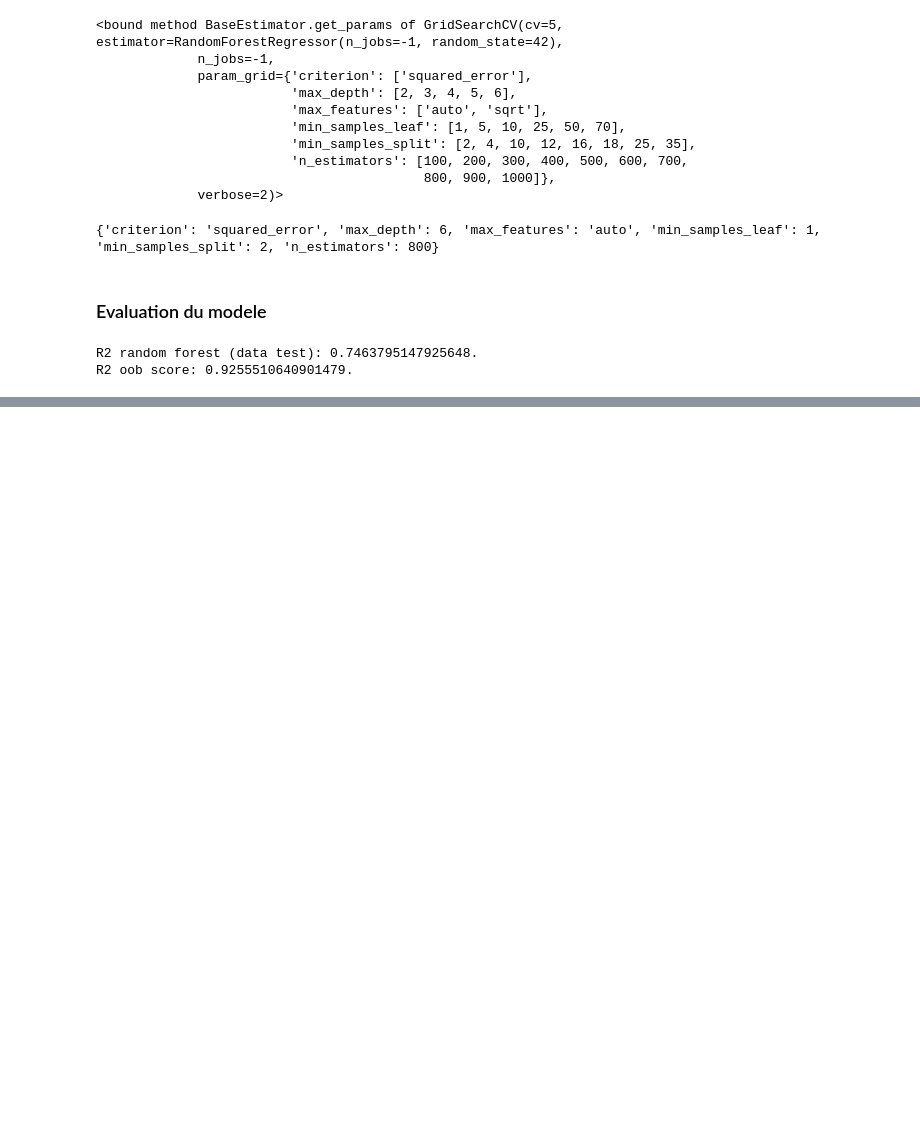
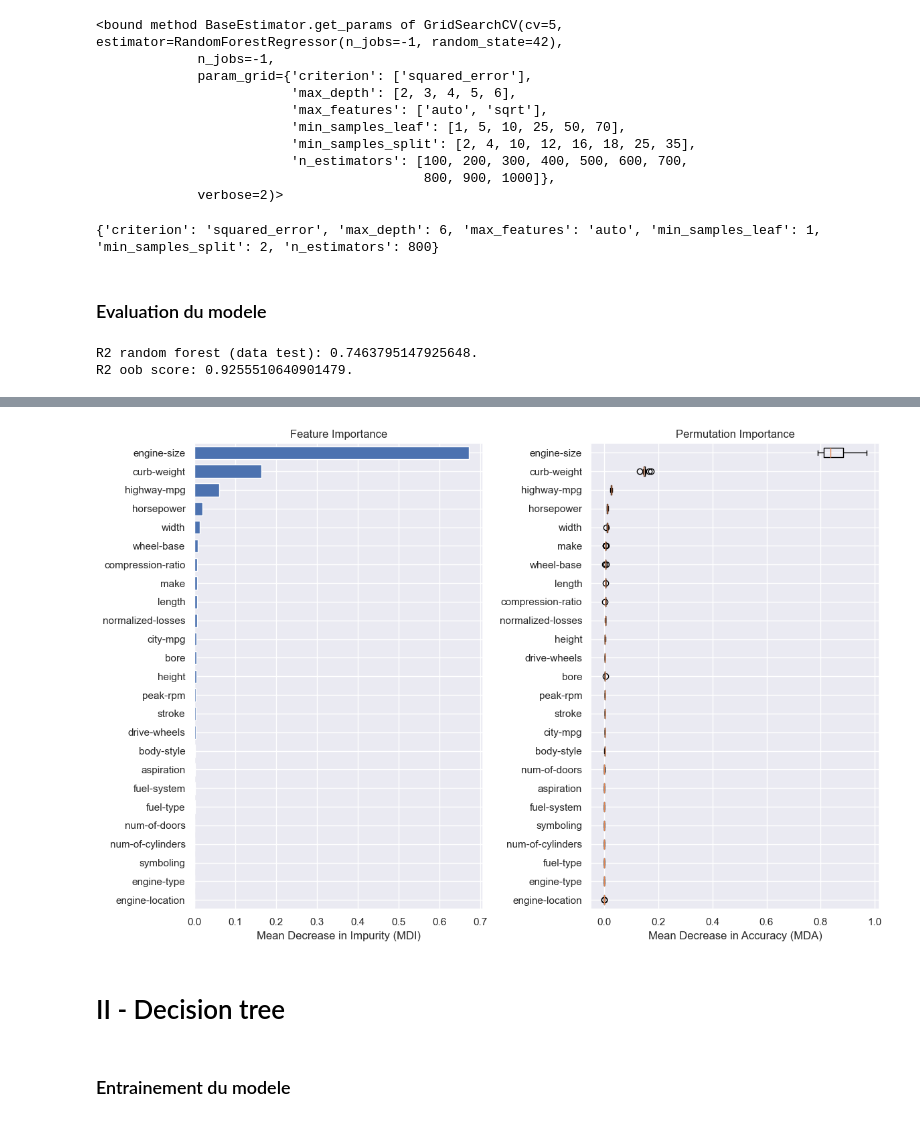
Before and after one commit to Abou29/RandomForest_DecisionTree-Prediction-vehicle-price, a Jupyter notebook: prix_de_voiture_prediction.ipynb, the cells around one changed output, grey strips where cells are left out. Cells and saved outputs as stored; diff of their text form; code cells hidden in the pictures; blank space fills up the shorter version.

```diff
--- a/prix_de_voiture_prediction.ipynb
+++ b/prix_de_voiture_prediction.ipynb
@@ -379,0 +437,29 @@ R2 oob score: 0.9255510640901479.
+# %%
+# Feature Importance (MDI) vs Generate Permutation Importance plot
+result = permutation_importance(random_forest_reg, X_train, y_train, n_repeats=10, random_state=42)
+# n_repeats : Number of times to permute a feature.
+perm_sorted_idx = result.importances_mean.argsort()
+
+tree_importance_sorted_idx = np.argsort(random_forest_reg.feature_importances_)
+tree_indices = np.arange(0, len(random_forest_reg.feature_importances_)) + 0.5
+
+fig, (ax1, ax2) = plt.subplots(1, 2, figsize=(12, 8))
+ax1.barh(tree_indices, random_forest_reg.feature_importances_[tree_importance_sorted_idx], height=0.7)
+ax1.set_yticks(tree_indices)
+ax1.set_yticklabels(X_train.columns[tree_importance_sorted_idx])
+ax1.set_ylim((0, len(random_forest_reg.feature_importances_)))
+ax1.set_xlabel('Mean Decrease in Impurity (MDI)')
+ax1.set_title('Feature Importance')
+
+ax2.boxplot(result.importances[perm_sorted_idx].T, vert=False, labels=X_train.columns[perm_sorted_idx])
+ax2.set_xlabel('Mean Decrease in Accuracy (MDA)')
+ax2.set_title('Permutation Importance')
+
+fig.tight_layout()
+plt.show()
+# %% [output]
+[figure, added]
+# %% [markdown]
+# II -  Decision tree
+# %% [markdown]
+###  Entrainement du modele
```
Also changed, not shown: parts of 16 cells of this notebook.
